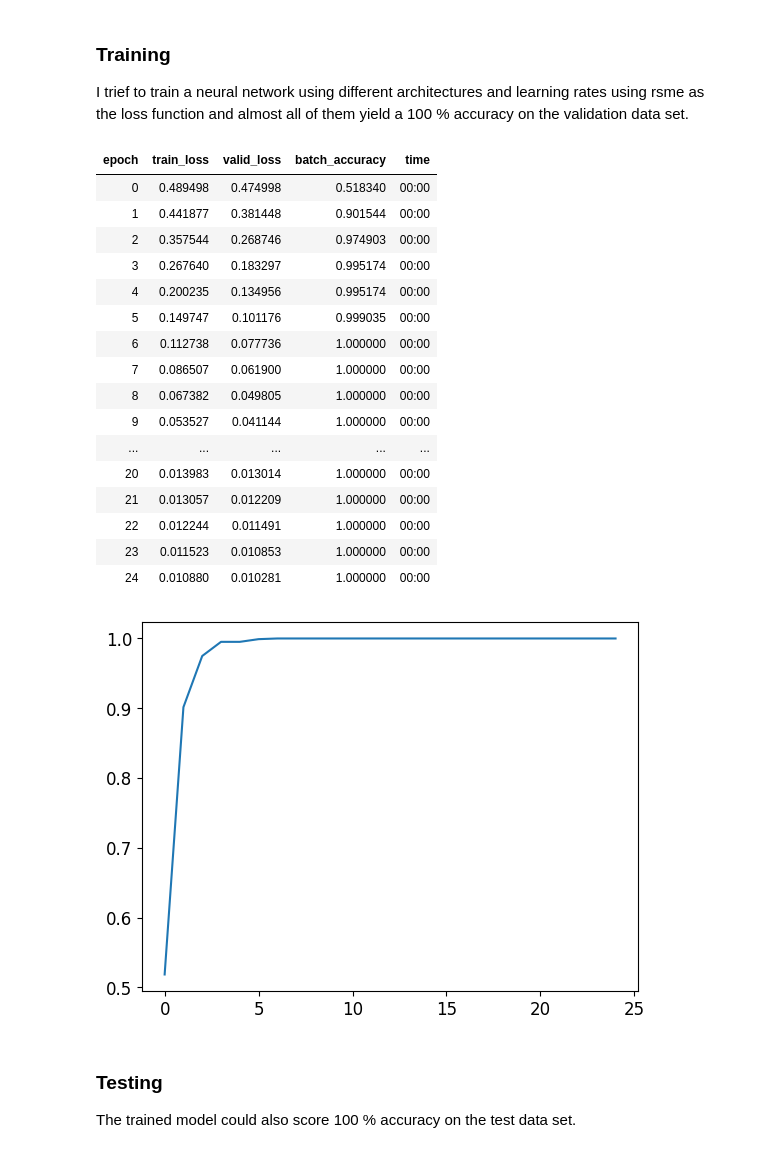
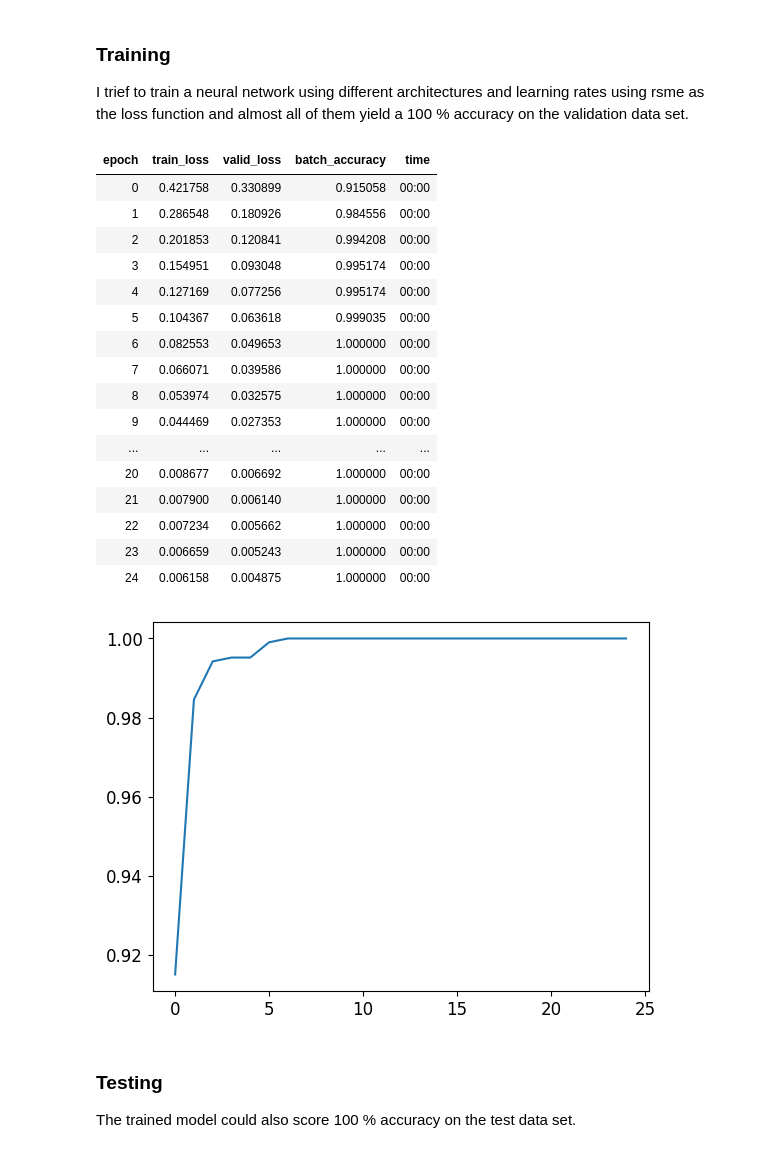
Before and after one commit to leukschrauber/Assignments, a Jupyter notebook: assignment_6_2.ipynb, the cells around one changed output. Cells and saved outputs as stored; diff of their text form; code cells hidden in the pictures.

```diff
--- a/assignment_6_2.ipynb
+++ b/assignment_6_2.ipynb
@@ -122,7 +122,7 @@ N     292
 X     192
 Name: variable_22, dtype: int64
 # %%
-data = data.drop('variable_15', axis=1)
+data = data.drop('variable_16', axis=1)
 # %%
 def transform_labels(x):
   x['target'] = x['target'].map({'F': 0, 'Q': 1})
@@ -139,16 +139,16 @@ preprocessing = ColumnTransformer([
 # %%
 prepared_data = pd.DataFrame(preprocessing.fit_transform(data).toarray())
 # %%
-train_data, test_data = train_test_split(prepared_data, test_size=0.15, stratify=prepared_data[108], random_state=42)
-train_data, validation_data = train_test_split(train_data, test_size=0.15, stratify=train_data[108], random_state=42)
+train_data, test_data = train_test_split(prepared_data, test_size=0.15, stratify=prepared_data[116], random_state=42)
+train_data, validation_data = train_test_split(train_data, test_size=0.15, stratify=train_data[116], random_state=42)
 
 (len(train_data), len(validation_data), len(test_data))
 # %% [output]
 (5869, 1036, 1219)
 # %%
 def separate_labels_and_data(df):
-  data_label = df[108].copy()
-  df = df.drop([108], axis=1)
+  data_label = df[116].copy()
+  df = df.drop([116], axis=1)
   return (df, data_label)
 # %%
 train_data, train_label = separate_labels_and_data(train_data)
@@ -161,13 +161,11 @@ test_data, test_label = separate_labels_and_data(test_data)
 
 I trief to train a neural network using different architectures and learning rates using rsme as the loss function and almost all of them yield a 100 % accuracy on the validation data set.
 # %%
-# Build the model: 108 -> 8 -> 3 -> Output
+# Build the model: 116 -> 20 -> Output
 simple_net = nn.Sequential(
-    nn.Linear(108,26),
+    nn.Linear(116,20),
     nn.ReLU(),
-    nn.Linear(26,4),
-    nn.ReLU(),
-    nn.Linear(4,1),
+    nn.Linear(20,1)
 )
 
 # Accuracy function
@@ -185,49 +183,49 @@ def rmse(predictions, targets):
     mean_squared_diff = torch.mean(squared_diff)
     rmse = torch.sqrt(mean_squared_diff)
 
     return rmse
 
 tensor_train_data = torch.from_numpy(train_data.values)
 tensor_train_label = torch.tensor(train_label.values).squeeze()
 tensor_valid_data = torch.from_numpy(valid_data.values)
 tensor_valid_label = torch.tensor(valid_label.values).squeeze()
 
 tensor_train_data = tensor_train_data.float()
 tensor_train_label = tensor_train_label.float()
 tensor_valid_data = tensor_valid_data.float()
 tensor_valid_label = tensor_valid_label.float()
 
 
 # The data sets and data loaders for both training and validation.
 train_dl = DataLoader(list(zip(tensor_train_data,tensor_train_label)), batch_size=100)
 valid_dl = DataLoader(list(zip(tensor_valid_data,tensor_valid_label)), batch_size=100)
 dls = DataLoaders(train_dl, valid_dl)
 
 # Learner takes test and validation dataset, the model, the SGD for optimization,
 # the minst_loss function for calculating the loss, the batch_accuracy for validation
 learn = Learner(dls, simple_net, opt_func=SGD,
                 loss_func=rmse, metrics=batch_accuracy)
 learn.fit(25, 0.1)
 plt.plot(L(learn.recorder.values).itemgot(2));
 # %% [output]
 | epoch | train_loss | valid_loss | batch_accuracy | time |
-| 0 | 0.489498 | 0.474998 | 0.518340 | 00:00 |
-| 1 | 0.441877 | 0.381448 | 0.901544 | 00:00 |
-| 2 | 0.357544 | 0.268746 | 0.974903 | 00:00 |
-| 3 | 0.267640 | 0.183297 | 0.995174 | 00:00 |
-| 4 | 0.200235 | 0.134956 | 0.995174 | 00:00 |
-| 5 | 0.149747 | 0.101176 | 0.999035 | 00:00 |
-| 6 | 0.112738 | 0.077736 | 1.000000 | 00:00 |
-| 7 | 0.086507 | 0.061900 | 1.000000 | 00:00 |
-| 8 | 0.067382 | 0.049805 | 1.000000 | 00:00 |
-| 9 | 0.053527 | 0.041144 | 1.000000 | 00:00 |
+| 0 | 0.421758 | 0.330899 | 0.915058 | 00:00 |
+| 1 | 0.286548 | 0.180926 | 0.984556 | 00:00 |
+| 2 | 0.201853 | 0.120841 | 0.994208 | 00:00 |
+| 3 | 0.154951 | 0.093048 | 0.995174 | 00:00 |
+| 4 | 0.127169 | 0.077256 | 0.995174 | 00:00 |
+| 5 | 0.104367 | 0.063618 | 0.999035 | 00:00 |
+| 6 | 0.082553 | 0.049653 | 1.000000 | 00:00 |
+| 7 | 0.066071 | 0.039586 | 1.000000 | 00:00 |
+| 8 | 0.053974 | 0.032575 | 1.000000 | 00:00 |
+| 9 | 0.044469 | 0.027353 | 1.000000 | 00:00 |
 | ... | ... | ... | ... | ... |
-| 20 | 0.013983 | 0.013014 | 1.000000 | 00:00 |
-| 21 | 0.013057 | 0.012209 | 1.000000 | 00:00 |
-| 22 | 0.012244 | 0.011491 | 1.000000 | 00:00 |
-| 23 | 0.011523 | 0.010853 | 1.000000 | 00:00 |
-| 24 | 0.010880 | 0.010281 | 1.000000 | 00:00 |
+| 20 | 0.008677 | 0.006692 | 1.000000 | 00:00 |
+| 21 | 0.007900 | 0.006140 | 1.000000 | 00:00 |
+| 22 | 0.007234 | 0.005662 | 1.000000 | 00:00 |
+| 23 | 0.006659 | 0.005243 | 1.000000 | 00:00 |
+| 24 | 0.006158 | 0.004875 | 1.000000 | 00:00 |
-[figure, old version]
+[figure, new version]
 # %% [markdown]
 ### Testing
 
```
Also changed, not shown: parts of 1 cell of this notebook.
